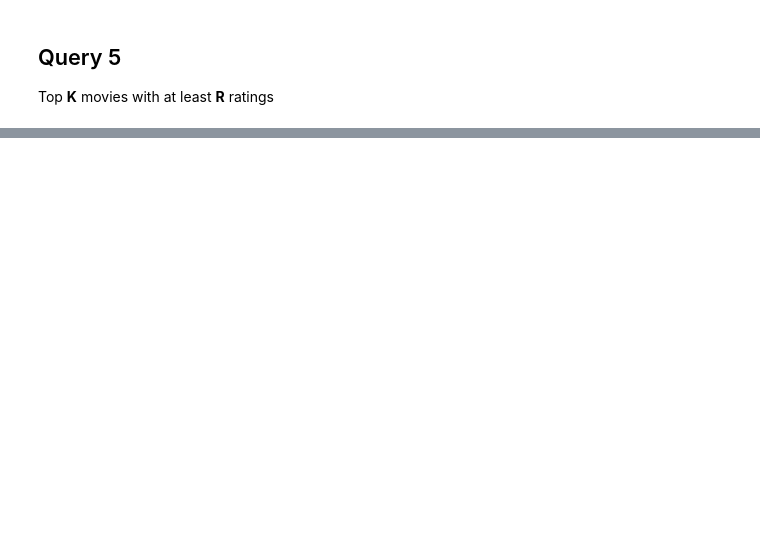
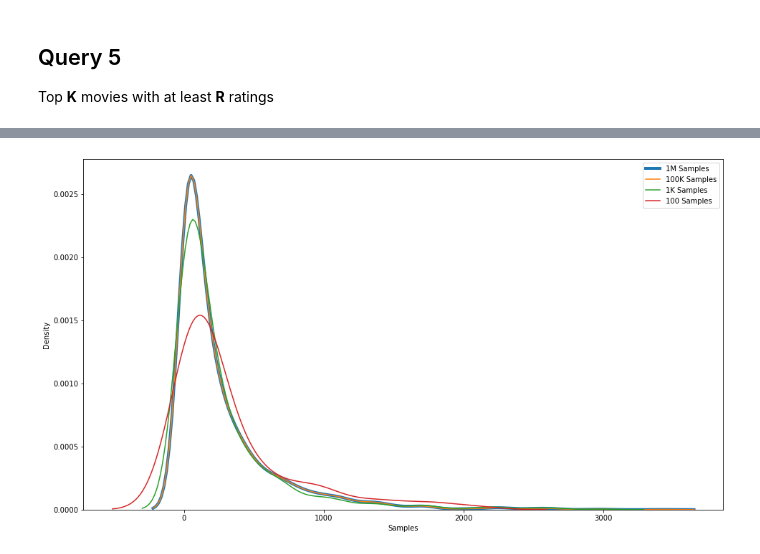
Before and after one commit to zetaemme/movielens_analysis, a Jupyter notebook: movielens.ipynb, the cells around one changed output, grey strips where cells are left out. Cells and saved outputs as stored; diff of their text form; code cells hidden in the pictures; blank space fills up the shorter version.

```diff
--- a/movielens.ipynb
+++ b/movielens.ipynb
@@ -116,0 +211,79 @@ movies_dataset.join(ratings_dataset, "MovieID").groupBy("MovieID").count()\
+# %%
+import matplotlib.pyplot as plt
+from scipy.stats import skew, skewtest
+import seaborn as sns
+
+one_M_samples = movies_dataset.join(ratings_dataset, "MovieID")\
+                              .groupBy("MovieID").count()\
+                              .orderBy("MovieID")\
+                              .withColumnRenamed("count", "Number of Ratings")\
+                              .select("Number of Ratings")\
+                              .toPandas()
+
+hundred_K_samples = movies_dataset.join(ratings_dataset, "MovieID")\
+                                  .groupBy("MovieID").count()\
+                                  .orderBy("MovieID")\
+                                  .withColumnRenamed("count", "Number of Ratings")\
+                                  .select("Number of Ratings")\
+                                  .limit(100000)\
+                                  .toPandas()
+
+one_K_samples = movies_dataset.join(ratings_dataset, "MovieID")\
+                              .groupBy("MovieID").count()\
+                              .orderBy("MovieID")\
+                              .withColumnRenamed("count", "Number of Ratings")\
+                              .select("Number of Ratings")\
+                              .limit(1000)\
+                              .toPandas()
+
+hundred_samples = movies_dataset.join(ratings_dataset, "MovieID")\
+                                .groupBy("MovieID").count()\
+                                .orderBy("MovieID")\
+                                .withColumnRenamed("count", "Number of Ratings")\
+                                .select("Number of Ratings")\
+                                .limit(100)\
+                                .toPandas()
+
+plt.clf()
+
+plt.figure(figsize=(16, 9))
+
+sns.distplot(
+    one_M_samples,
+    hist=False,
+    kde=True,
+    kde_kws={"linewidth": 4},
+    label="1M Samples"
+)
+
+sns.distplot(
+    hundred_K_samples,
+    hist=False,
+    kde=True,
+    label="100K Samples"
+)
+
+sns.distplot(
+    one_K_samples,
+    hist=False,
+    kde=True,
+    label="1K Samples"
+)
+
+sns.distplot(
+    hundred_samples,
+    hist=False,
+    kde=True,
+    label="100 Samples"
+)
+
+plt.legend()
+plt.xlabel("Samples")
+
+plt.show()
+
+print(f"Skewness 1M samples: {skewtest(one_M_samples)[1]}")
+print(f"Skewness 100K samples: {skewtest(hundred_K_samples)[1]}")
+print(f"Skewness 1K samples: {skewtest(one_K_samples)[1]}")
+print(f"Skewness 100 samples: {skewtest(hundred_samples)[1]}")
+# %% [output]
@@ -116,0 +295 @@ movies_dataset.join(ratings_dataset, "MovieID").groupBy("MovieID").count()\
+[figure, added]
```
Also changed, not shown: parts of 7 cells of this notebook.
